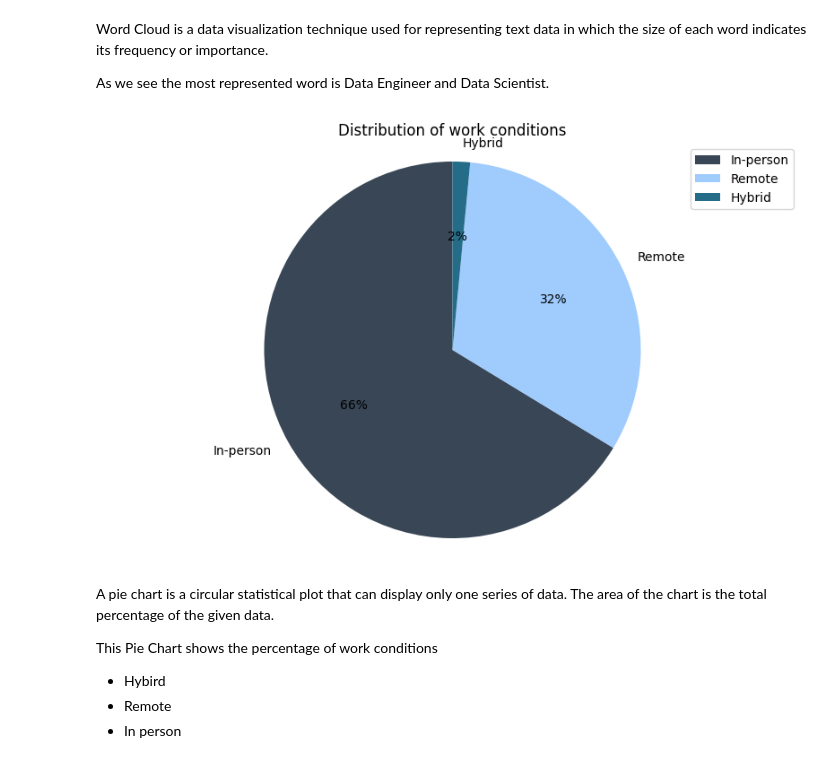
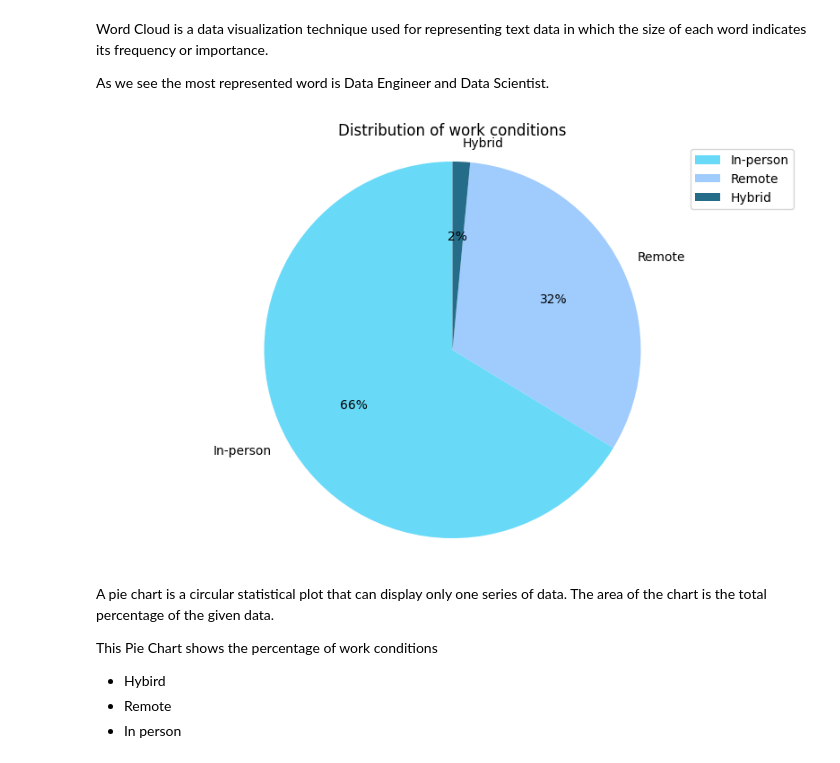
Before and after one commit to Adamixa/Data_field_job_analysis, a Jupyter notebook: notebook.ipynb, the cells around one changed output. Drawn from its saved outputs; the diff is of its cells as text; code cells hidden in the pictures.

```diff
--- a/notebook.ipynb
+++ b/notebook.ipynb
@@ -424,19 +424,19 @@ Word Cloud is a data visualization technique used for representing text data in
 As we see the most represented word is Data Engineer and Data Scientist.
 # %%
 category_counts = df['work_setting'].value_counts()
-custom_colors = ['#384655', '#9fcbfd', '#246C88', '#FFDE59']
+custom_colors = ['#68daf8', '#9fcbfd', '#246C88', '#FFDE59']
 
 plt.figure(figsize=(10, 6))
-plt.pie(category_counts, labels=category_counts.index, autopct='%1.0f%%', startangle=90, colors=custom_colors)
+plt.pie(category_counts, labels=category_counts.index, autopct='%.0f%%', startangle=90, colors=custom_colors)
 plt.axis('equal')
 plt.title('Distribution of work conditions')
 
 
 plt.legend(labels=category_counts.index, loc='best')
 
 plt.show()
 # %% [output]
-[figure, old version]
+[figure, new version]
 # %% [markdown]
 A pie chart is a circular statistical plot that can display only one series of data. The area of the chart is the total percentage of the given data.
 
```
Also changed, not shown: parts of 3 cells of this notebook.
